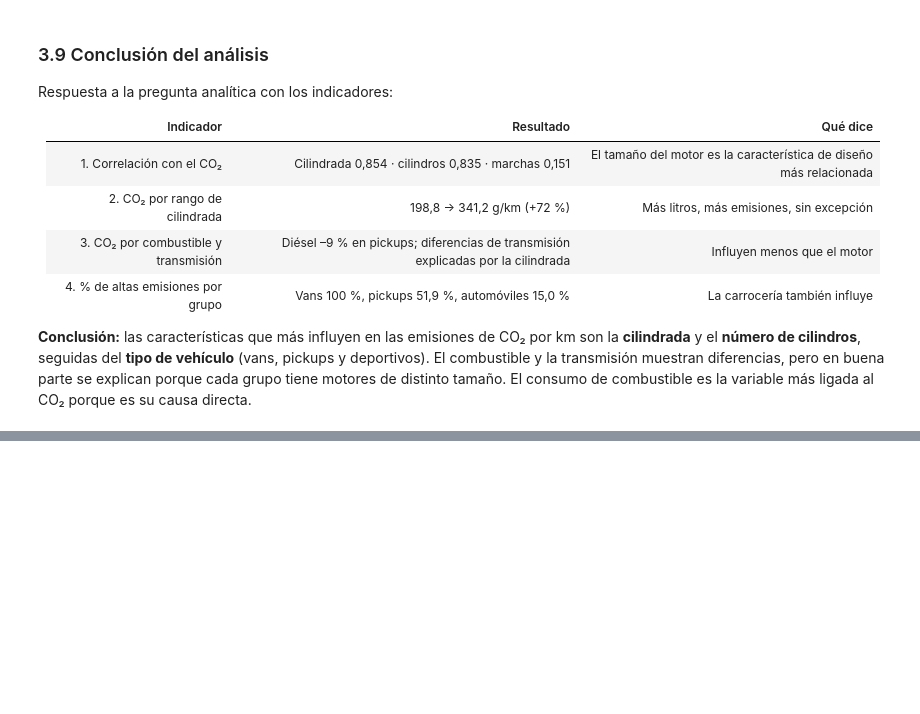
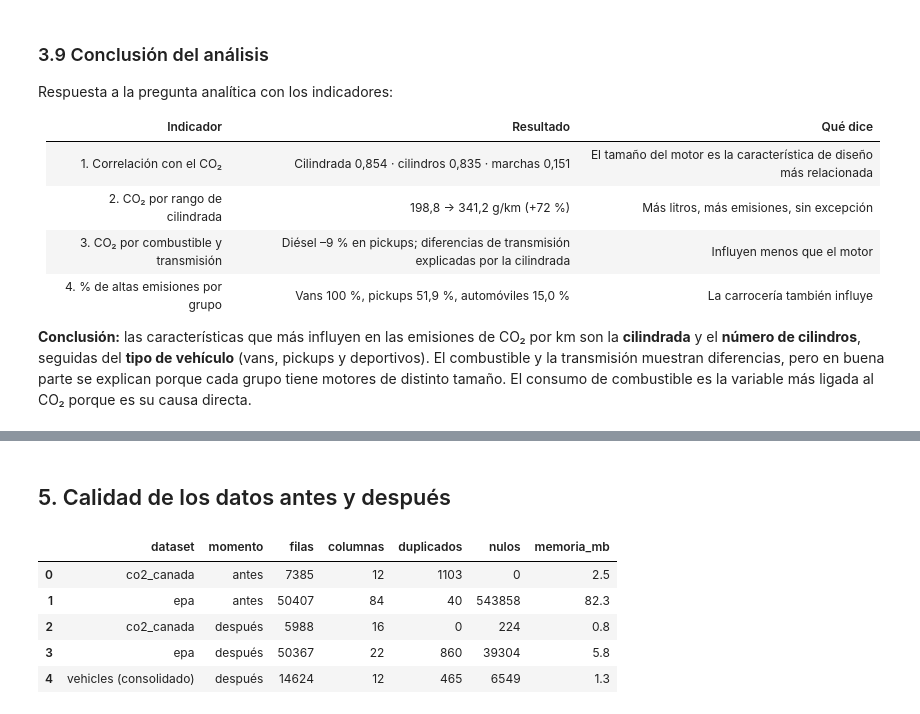
Before and after one commit to Sehuto96/emisiones-vehiculos-diagnostico, a Jupyter notebook: notebooks/data_preparation.ipynb, the cells around one changed output, grey strips where cells are left out. Cells and saved outputs as stored; diff of their text form; code cells hidden in the pictures; blank space fills up the shorter version.

```diff
--- a/notebooks/data_preparation.ipynb
+++ b/notebooks/data_preparation.ipynb
@@ -757,0 +941,19 @@ Respuesta a la pregunta analítica con los indicadores:
+# %% [markdown]
+## 5. Calidad de los datos antes y después
+# %%
+quality_after = pd.DataFrame([
+    quality_snapshot(co2_fuel, 'co2_canada'),
+    quality_snapshot(epa_clean, 'epa', ignore=['id']),
+    quality_snapshot(vehicles, 'vehicles (consolidado)'),
+])
+
+comparison = pd.concat([quality_before.assign(momento='antes'),
+                        quality_after.assign(momento='después')], ignore_index=True)
+comparison[['dataset', 'momento', 'filas', 'columnas', 'duplicados', 'nulos', 'memoria_mb']]
+# %% [output]
+|  | dataset | momento | filas | columnas | duplicados | nulos | memoria_mb |
+| 0 | co2_canada | antes | 7385 | 12 | 1103 | 0 | 2.5 |
+| 1 | epa | antes | 50407 | 84 | 40 | 543858 | 82.3 |
+| 2 | co2_canada | después | 5988 | 16 | 0 | 224 | 0.8 |
+| 3 | epa | después | 50367 | 22 | 860 | 39304 | 5.8 |
+| 4 | vehicles (consolidado) | después | 14624 | 12 | 465 | 6549 | 1.3 |
```
Also changed, not shown: parts of 19 cells of this notebook, 4 other files.
